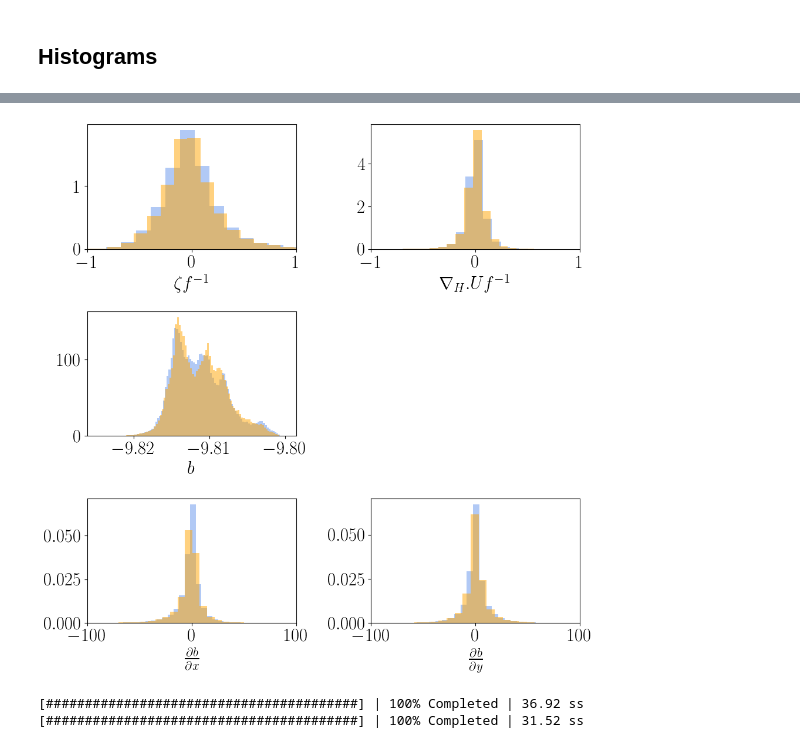
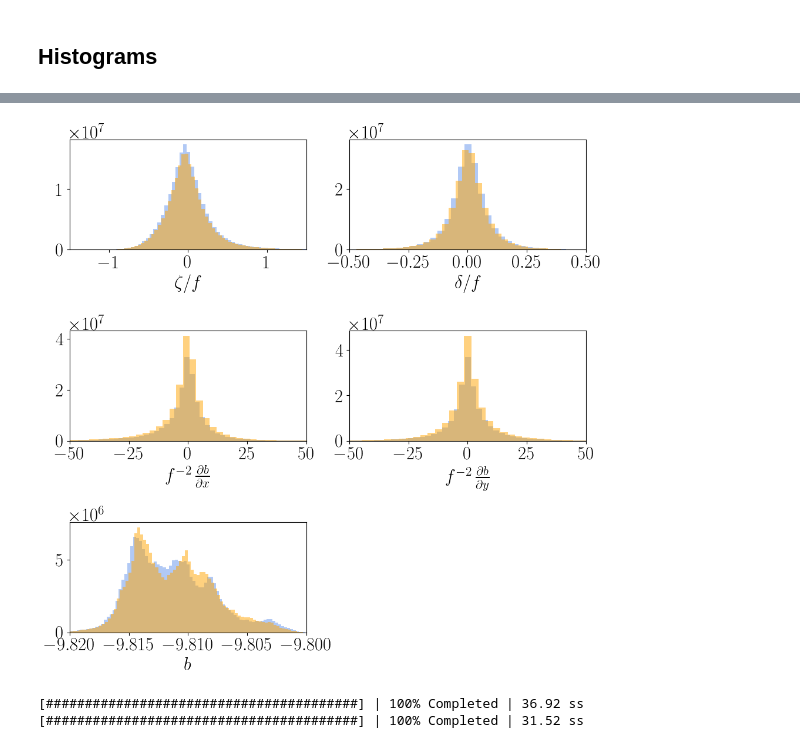
Before and after one commit to igoruchoa/FeedbackSubmeso, a Jupyter notebook: 2_CROCO/MLD+PBL.ipynb, the cells around one changed output, grey strips where cells are left out. Cells and saved outputs as stored; diff of their text form; code cells hidden in the pictures.

```diff
--- a/2_CROCO/MLD+PBL.ipynb
+++ b/2_CROCO/MLD+PBL.ipynb
@@ -178,7 +176,7 @@ plt.savefig('/homes/metogra/iufarias/Documents/figures/2_CROCO/MLD+PBL/PBL_maps.
 # %% [markdown]
 ## Mixed Layer Depth
 # %%
-hbl_f=varf['hbl'][:,120:-120,120:800].groupby("time_counter.dayofyear").mean()
-hbl_t=vart['hbl'][:,120:-120,120:800].groupby("time_counter.dayofyear").mean()
+hbl_f=varf['hbl'][:,120:-120,120:800].groupby("time_counter.dayofyear").mean().compute()
+hbl_t=vart['hbl'][:,120:-120,120:800].groupby("time_counter.dayofyear").mean().compute()
 # %%
 plt.figure(figsize=(7.5,6))
@@ -329,8 +331,8 @@ rhot=xroms.potential_density(tt,st)
 bf=xroms.buoyancy(rhof)#[:,1:-1,:]
 bt=xroms.buoyancy(rhot)#[:,1:-1,:]
 # %%
-bx_f=(np.gradient(bf,axis=2)/dx)[:,1:-1,:]
-by_f=(np.gradient(bf,axis=1)/dx)[:,1:-1,:]
+bx_f=(np.gradient(bf[:,1:-1,:],axis=2)/dx)
+by_f=(np.gradient(bf[:,1:-1,:],axis=1)/dx)
 
-bx_t=(np.gradient(bt,axis=2)/dx)[:,1:-1,:]
-by_t=(np.gradient(bt,axis=1)/dx)[:,1:-1,:]
+bx_t=(np.gradient(bt[:,1:-1,:],axis=2)/dx)
+by_t=(np.gradient(bt[:,1:-1,:],axis=1)/dx)
@@ -337,44 +349,56 @@ by_t=(np.gradient(bt,axis=1)/dx)[:,1:-1,:]
 # %%
+dbool=False
+
 plt.figure(figsize=(10,10))
 plt.subplot(3,2,1)
-plt.hist(np.ravel(zeta_f/f),bins=100,color='cornflowerblue',alpha=0.5,density=True,label='FULL')
-plt.hist(np.ravel(zeta_t/f),bins=100,color='orange',alpha=0.5,density=True,label='SMTH')
-plt.xlim(-1,1)
-plt.xlabel(r'$\zeta f^{-1}$')
+plt.hist(np.ravel(zeta_f/f),bins=300,color='cornflowerblue',alpha=0.5,density=dbool,label='FULL')
+plt.hist(np.ravel(zeta_t/f),bins=300,color='orange',alpha=0.5,density=dbool,label='SMTH')
+# plt.xlim(-1e-4,1e-4)
+plt.xlim(-1.5,1.5)
+# plt.xlabel(r'$f^{-1} \zeta $')
+plt.xlabel(r'$\zeta$/$f$')
+
+
 
 
 
 plt.subplot(3,2,2)
-plt.hist(np.ravel(div_f/f),bins=100,color='cornflowerblue',alpha=0.5,density=True,label='FULL')
-plt.hist(np.ravel(div_t/f),bins=100,color='orange',alpha=0.5,density=True,label='SMTH')
-plt.xlim(-1,1)
-plt.xlabel(r'$\nabla_H . U f^{-1}$')
+plt.hist(np.ravel(div_f/f),bins=300,color='cornflowerblue',alpha=0.5,density=dbool,label='FULL')
+plt.hist(np.ravel(div_t/f),bins=300,color='orange',alpha=0.5,density=dbool,label='SMTH')
+plt.xlim(-0.5,0.5)
+# plt.xlabel(r'$f^{-1} \nabla_H $ . $U $')
+plt.xlabel(r'$\delta$/$f$')
+
+
+
+
 
 
 plt.subplot(3,2,3)
-plt.hist(np.ravel(bf),bins=100,color='cornflowerblue',alpha=0.5,density=True,label='FULL')
-plt.hist(np.ravel(bt),bins=100,color='orange',alpha=0.5,density=True,label='SMTH')
-# plt.xlim(-1,1)
-plt.xlabel(r'$b$')
+plt.hist(np.ravel(bx_f/f**2),bins=500,color='cornflowerblue',alpha=0.5,density=dbool,label='FULL')
+plt.hist(np.ravel(bx_t/f**2),bins=500,color='orange',alpha=0.5,density=dbool,label='SMTH')
+plt.xlim(-50,50)
+plt.xlabel(r'$ f^{-2}\, \frac{\partial b}{\partial x}$')
+
+
+plt.subplot(3,2,4)
+plt.hist(np.ravel(by_f/f**2),bins=500,color='cornflowerblue',alpha=0.5,density=dbool,label='FULL')
+plt.hist(np.ravel(by_t/f**2),bins=500,color='orange',alpha=0.5,density=dbool,label='SMTH')
+plt.xlim(-50,50)
+plt.xlabel(r'$f^{-2}\, \frac{\partial b}{\partial y}$')
+
 
 plt.subplot(3,2,5)
-plt.hist(np.ravel(bx_f/f**2),bins=200,color='cornflowerblue',alpha=0.5,density=True,label='FULL')
-plt.hist(np.ravel(bx_t/f**2),bins=200,color='orange',alpha=0.5,density=True,label='SMTH')
-plt.xlim(-100,100)
-plt.xlabel(r'$\frac{\partial b}{\partial x}$')
-
-
-plt.subplot(3,2,6)
-plt.hist(np.ravel(by_f/f**2),bins=200,color='cornflowerblue',alpha=0.5,density=True,label='FULL')
-plt.hist(np.ravel(by_t/f**2),bins=200,color='orange',alpha=0.5,density=True,label='SMTH')
-plt.xlim(-100,100)
-plt.xlabel(r'$\frac{\partial b}{\partial y}$')
+plt.hist(np.ravel(bf),bins=100,color='cornflowerblue',alpha=0.5,density=dbool,label='FULL')
+plt.hist(np.ravel(bt),bins=100,color='orange',alpha=0.5,density=dbool,label='SMTH')
+plt.xlim(-9.82,-9.80)
+plt.xlabel(r'$b$')
 
 plt.tight_layout()
 
 plt.savefig('/homes/metogra/iufarias/Documents/figures/2_CROCO/MLD+PBL/histograms_assessment.png')
 # %% [output]
-[figure, old version]
+[figure, new version]
 # %%
 with ProgressBar():
     tf=df.temp[20,:,120:-120,120:800]
```
Also changed, not shown: parts of 11 cells of this notebook, 1 other file.
